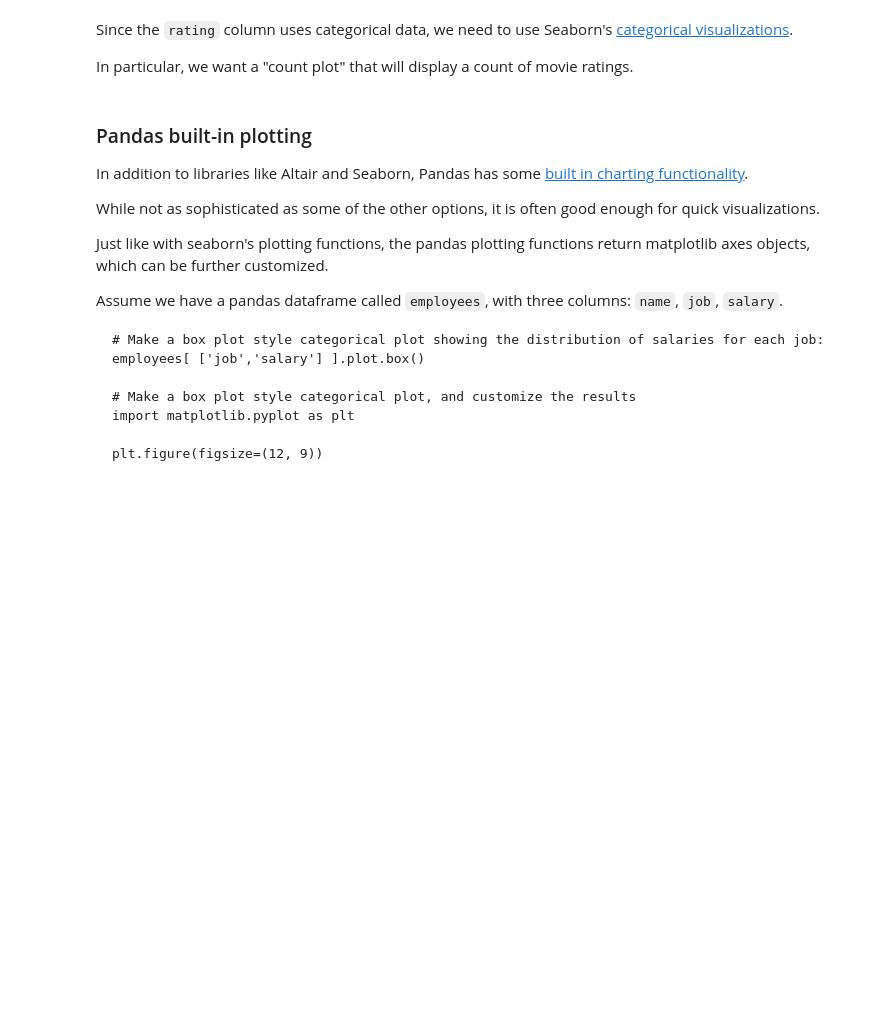
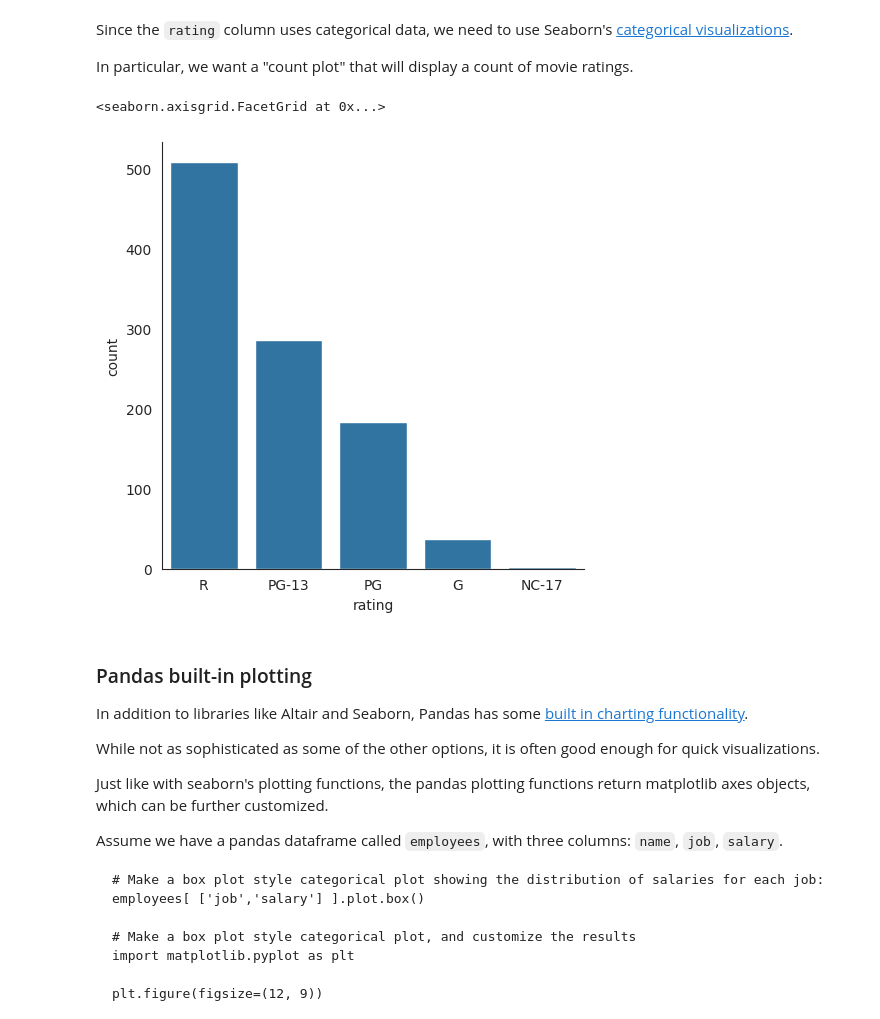
Before and after one commit to Taylor-Paxman/CSE450, a Jupyter notebook: notebooks/Exploration_01.ipynb, the cells around one changed output. Saved outputs shown, nothing was run; the diff lists cells and outputs as text; code cells hidden in the pictures; blank space fills up the shorter version.

```diff
--- a/notebooks/Exploration_01.ipynb
+++ b/notebooks/Exploration_01.ipynb
@@ -240,12 +247,18 @@ Optionally, you may wish to set some default chart aesthetics by [setting the ch
 # %%
 # Import the seaborn library the conventional way. Then optionally configure
 # the default chart style.
+import seaborn as sns
+sns.set_style('white')
 # %% [markdown]
 Since the `rating` column uses categorical data, we need to use Seaborn's [categorical visualizations](https://seaborn.pydata.org/tutorial/categorical.html).
 
 In particular, we want a "count plot" that will display a count of movie ratings.
 # %%
 # Use seaborn to create a count plot comparing the count of each movie rating
+sns.catplot(data=mpaa_movies, x='rating', kind='count')
+# %% [output]
+<seaborn.axisgrid.FacetGrid at 0x...>
+[figure, added]
 # %% [markdown]
 ### Pandas built-in plotting
 In addition to libraries like Altair and Seaborn, Pandas has some [built in charting functionality](https://pandas.pydata.org/docs/getting_started/intro_tutorials/04_plotting.html).
```
Also changed, not shown: parts of 4 cells of this notebook.
